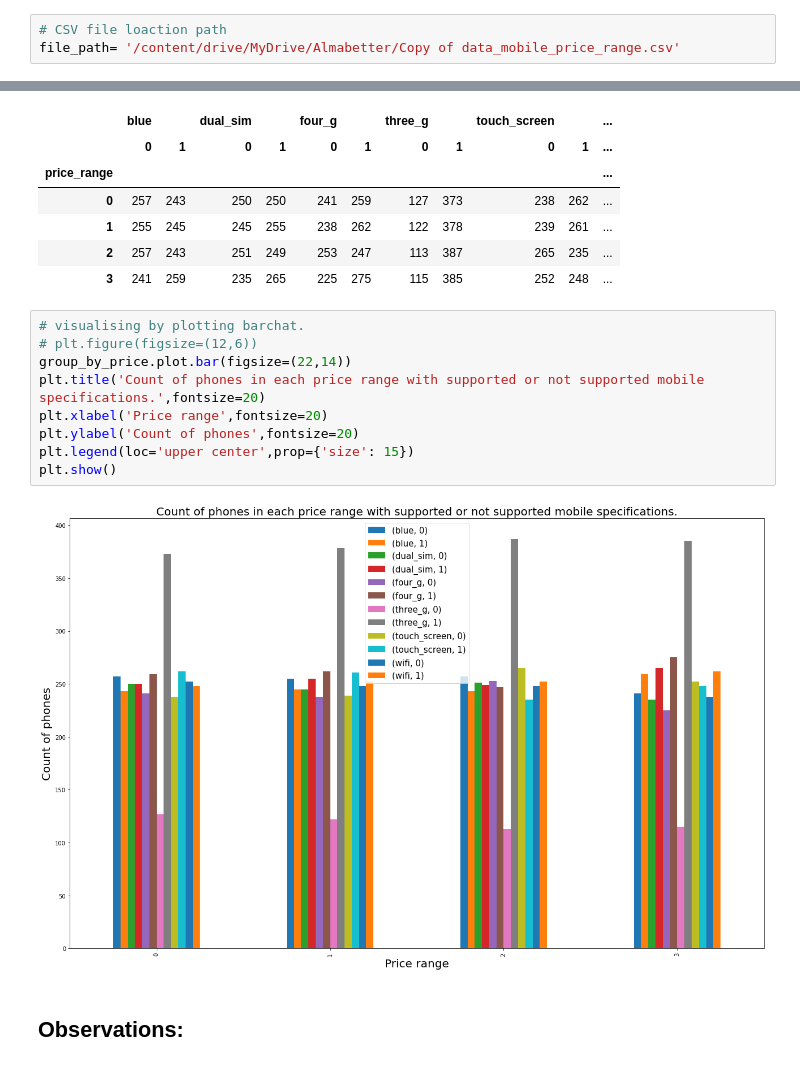
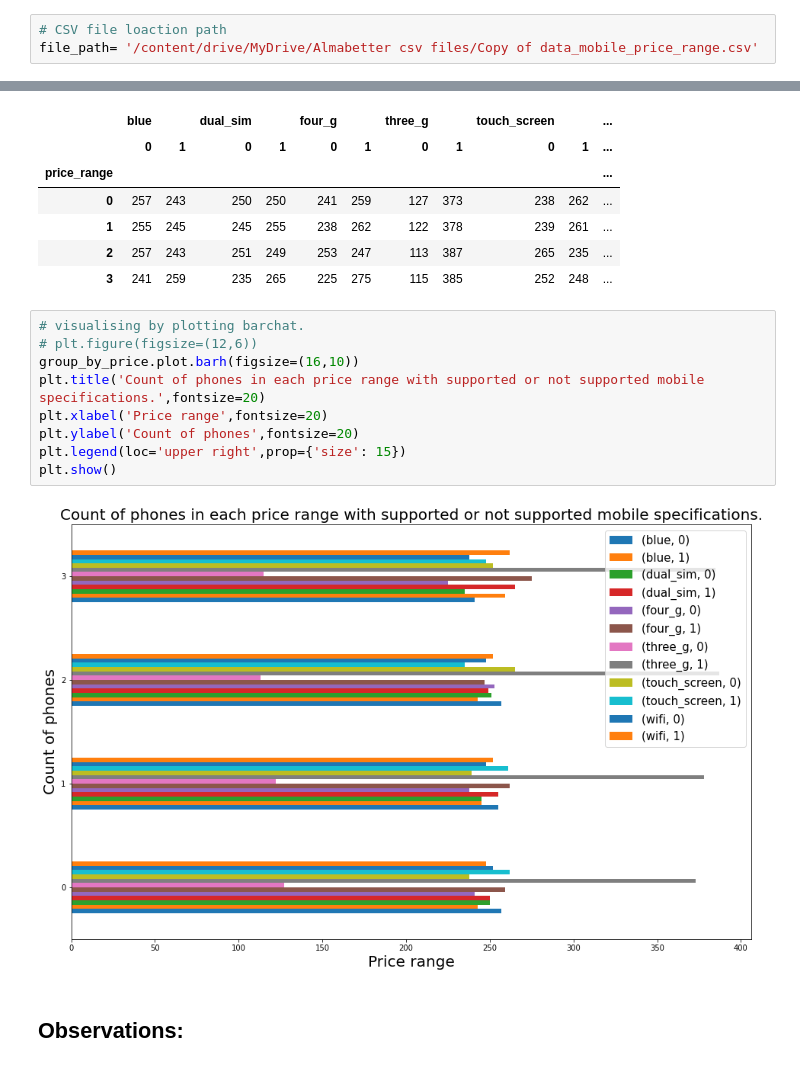
Before and after one commit to spradeepgit/Mobile_Price_Range_Prediction, a Jupyter notebook: Mobile_Price_Range.ipynb, the cells around one changed output, grey strips where cells are left out. Saved outputs shown, nothing was run; the diff lists cells and outputs as text.

```diff
--- a/Mobile_Price_Range.ipynb
+++ b/Mobile_Price_Range.ipynb
@@ -73,6 +73,6 @@ Mounted at /content/drive
 # %%
 # CSV file loaction path
-file_path= '/content/drive/MyDrive/Almabetter/Copy of data_mobile_price_range.csv'
+file_path= '/content/drive/MyDrive/Almabetter csv files/Copy of data_mobile_price_range.csv'
 # %%
 # importing csv file into Pandas dataframe.
 mobile_data=pd.read_csv(file_path)
@@ -319,14 +341,14 @@ group_by_price
 # %%
 # visualising by plotting barchat.
 # plt.figure(figsize=(12,6))
-group_by_price.plot.bar(figsize=(22,14))
+group_by_price.plot.barh(figsize=(16,10))
 plt.title('Count of phones in each price range with supported or not supported mobile specifications.',fontsize=20)
 plt.xlabel('Price range',fontsize=20)
 plt.ylabel('Count of phones',fontsize=20)
-plt.legend(loc='upper center',prop={'size': 15})
+plt.legend(loc='upper right',prop={'size': 15})
 plt.show()
 # %% [output]
-[figure, old version]
+[figure, new version]
 # %% [markdown]
 ## **Observations:**
 # %% [markdown]
```
Also changed, not shown: parts of 5 cells of this notebook.
